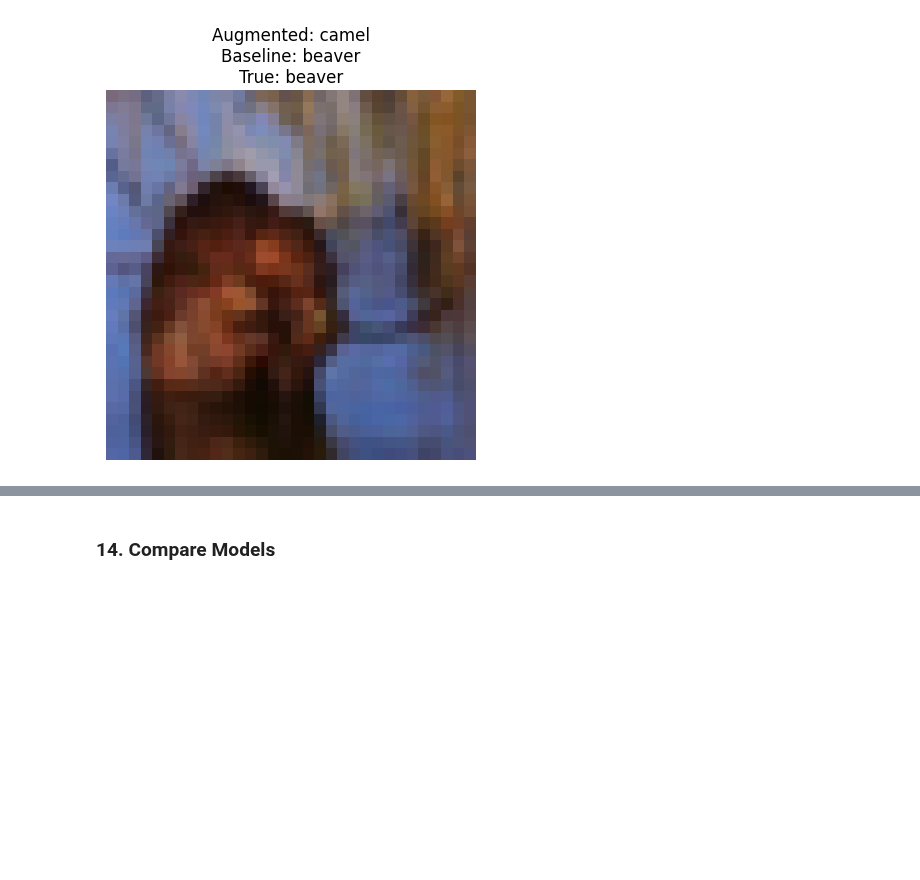
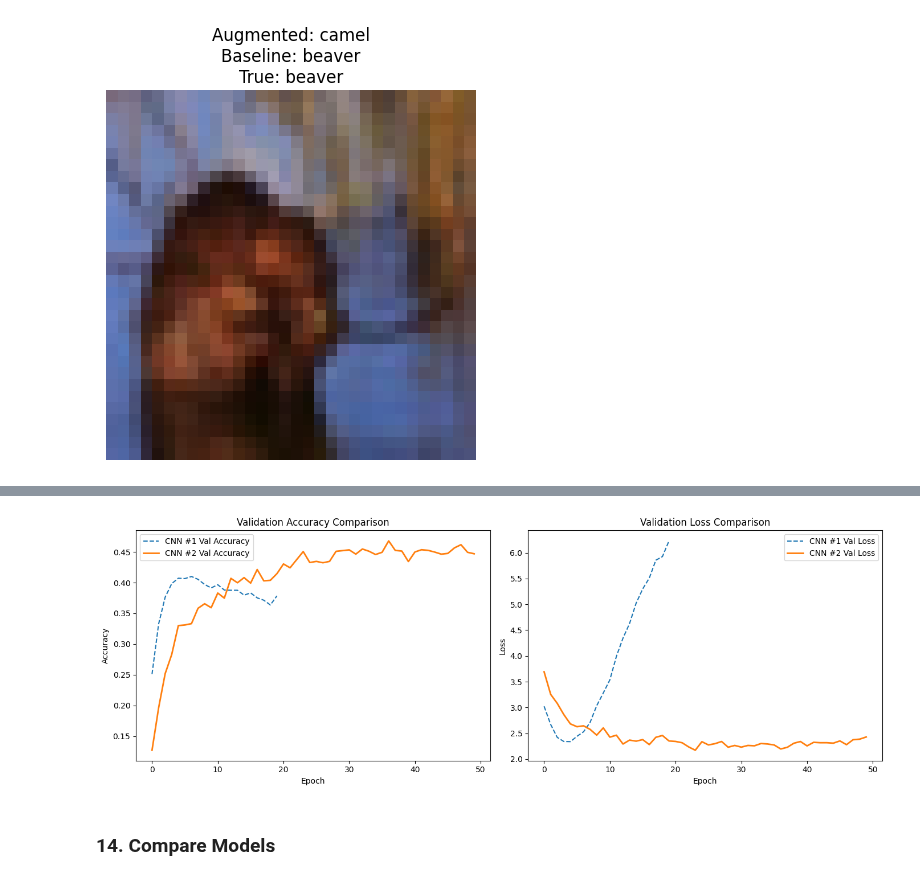
Before and after one commit to singhs007/CNN-projects, a Jupyter notebook: sangeeta_CNN_Project1.ipynb, the cells around one changed output, grey strips where cells are left out. Cells and saved outputs as stored; diff of their text form; code cells hidden in the pictures; blank space fills up the shorter version.

```diff
--- a/sangeeta_CNN_Project1.ipynb
+++ b/sangeeta_CNN_Project1.ipynb
@@ -1394,3 +1476,31 @@ plt.show()
+# %%
+#Plotting
+plt.figure(figsize=(14, 5))
+
+# Plot Validation Accuracy
+plt.subplot(1, 2, 1)
+plt.plot([h["val_accuracy"] for h in history], label='CNN #1 Val Accuracy', linestyle='--')
+plt.plot([h["val_accuracy"] for h in history_aug], label='CNN #2 Val Accuracy', linewidth=2)
+# plt.plot([h["val_accuracy"] for h in history_tfr], label='CNN #3 Val Accuracy', linestyle=':')
+plt.title('Validation Accuracy Comparison')
+plt.xlabel('Epoch')
+plt.ylabel('Accuracy')
+plt.legend()
+
+# Plot Validation Loss
+plt.subplot(1, 2, 2)
+plt.plot([h["val_loss"] for h in history], label='CNN #1 Val Loss', linestyle='--')
+plt.plot([h["val_loss"] for h in history_aug], label='CNN #2 Val Loss', linewidth=2)
+# plt.plot([h["val_loss"] for h in history_tfr], label='CNN #3 Val Loss', linestyle=':')
+plt.title('Validation Loss Comparison')
+plt.xlabel('Epoch')
+plt.ylabel('Loss')
+plt.legend()
+
+plt.tight_layout()
+plt.show()
+# %% [output]
+[figure, added]
 # %% [markdown]
 ### 14. Compare Models
 # %%
```
Also changed, not shown: parts of 8 cells of this notebook.
